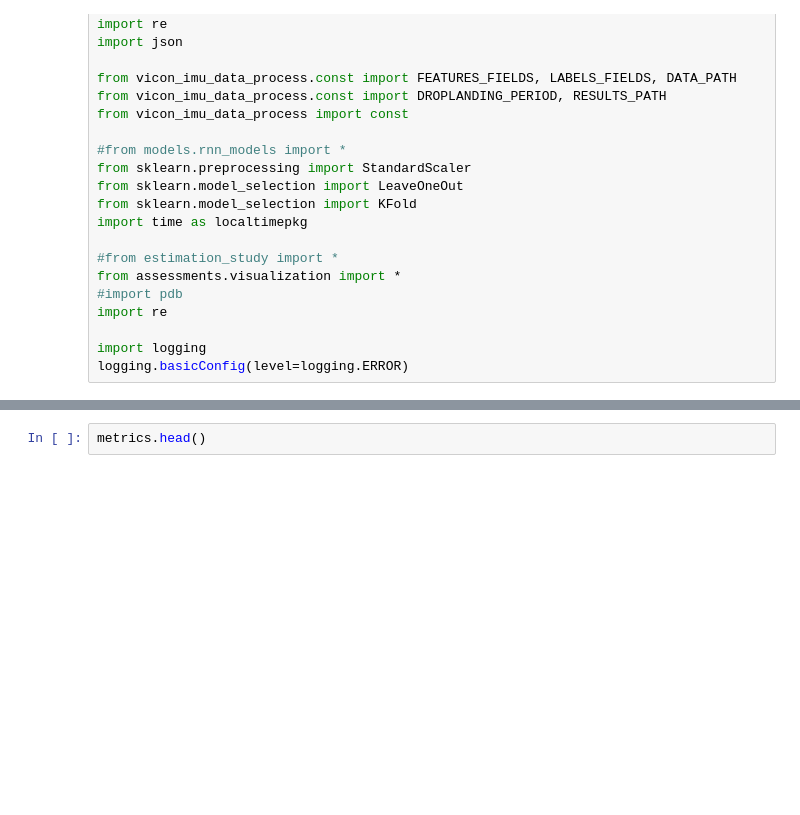
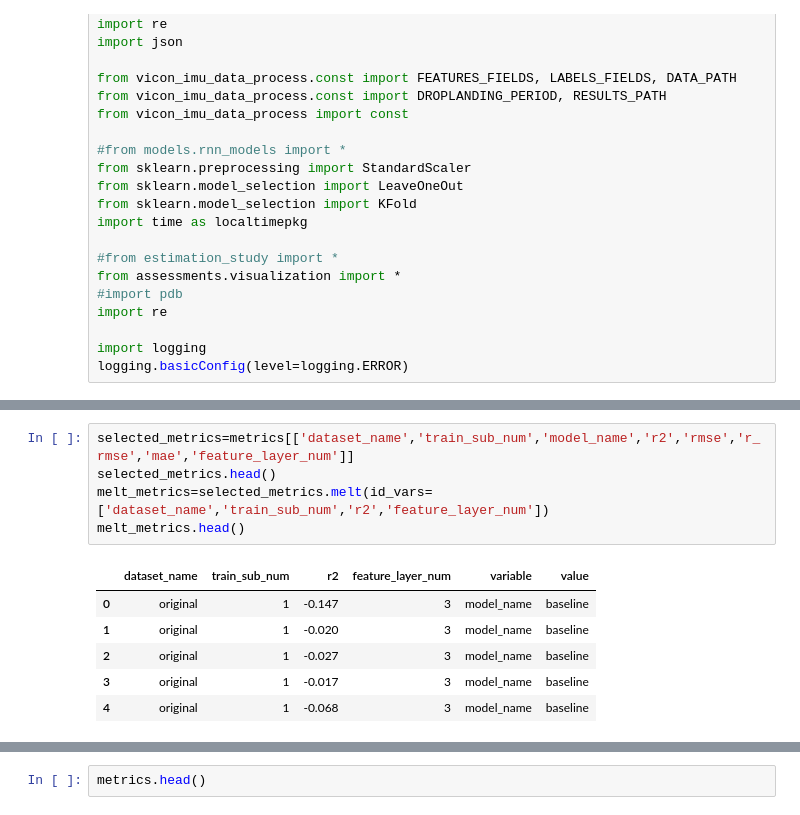
Before and after one commit to sunzhon/transfer_learning_for_droplanding, a Jupyter notebook: jupyter-lab/P6_figure_results_v2.ipynb, the cells around one changed output, grey strips where cells are left out. Cells and saved outputs as stored; diff of their text form; blank space fills up the shorter version.

```diff
--- a/jupyter-lab/P6_figure_results_v2.ipynb
+++ b/jupyter-lab/P6_figure_results_v2.ipynb
@@ -80,3 +118,15 @@ plt.show()
+# %%
+selected_metrics=metrics[['dataset_name','train_sub_num','model_name','r2','rmse','r_rmse','mae','feature_layer_num']]
+selected_metrics.head()
+melt_metrics=selected_metrics.melt(id_vars=['dataset_name','train_sub_num','r2','feature_layer_num'])
+melt_metrics.head()
+# %% [output]
+|  | dataset_name | train_sub_num | r2 | feature_layer_num | variable | value |
+| 0 | original | 1 | -0.147 | 3 | model_name | baseline |
+| 1 | original | 1 | -0.020 | 3 | model_name | baseline |
+| 2 | original | 1 | -0.027 | 3 | model_name | baseline |
+| 3 | original | 1 | -0.017 | 3 | model_name | baseline |
+| 4 | original | 1 | -0.068 | 3 | model_name | baseline |
 # %%
 #sns.lineplot(data=metrics)
 print(metrics.shape)
```
Also changed, not shown: parts of 8 cells of this notebook, 10 other files.
